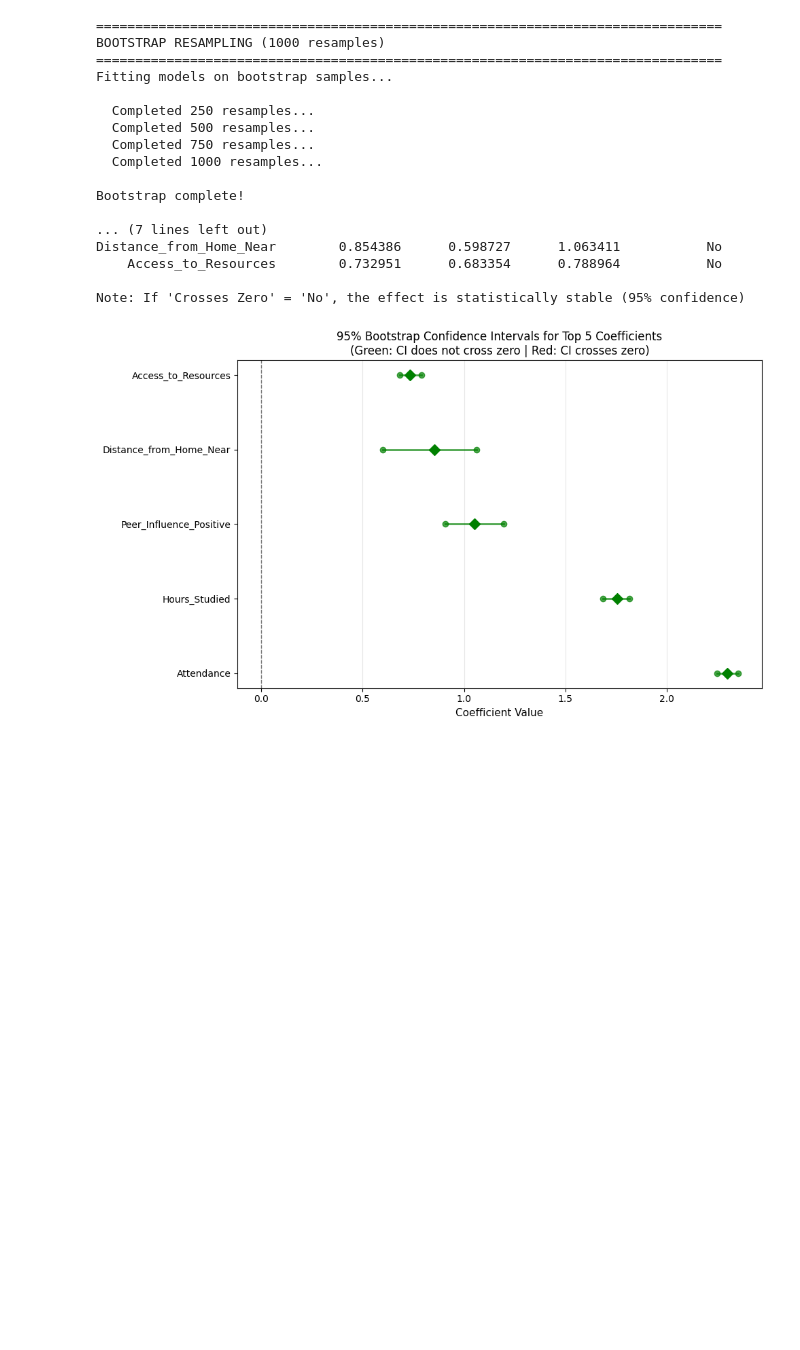
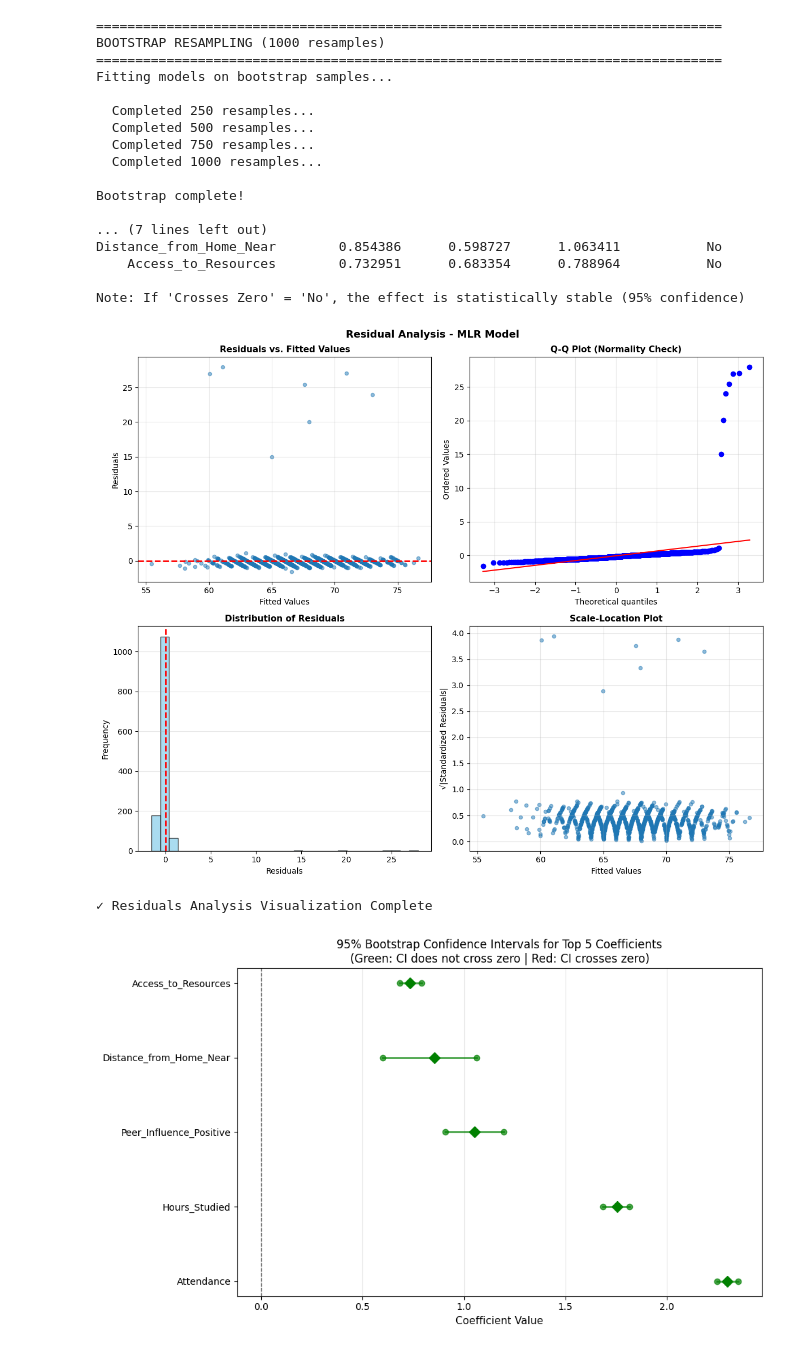
Before and after one commit to Sanjidakter/student-performance, a Jupyter notebook: notebook.ipynb, the cells around one changed output. Saved outputs shown, nothing was run; the diff lists cells and outputs as text; code cells hidden in the pictures; blank space fills up the shorter version.

```diff
--- a/notebook.ipynb
+++ b/notebook.ipynb
@@ -632,6 +745,62 @@ Distance_from_Home_Near        0.854386      0.598727      1.063411           No
     Access_to_Resources        0.732951      0.683354      0.788964           No
 
 Note: If 'Crosses Zero' = 'No', the effect is statistically stable (95% confidence)
+# %%
+# Residuals Analysis for Best Model
+fig, axes = plt.subplots(2, 2, figsize=(12, 10))
+fig.suptitle(f'Residual Analysis - {best_model_name} Model', fontsize=13, fontweight='bold')
+
+# Get residuals for the best model
+if best_model_name == 'MLR':
+    residuals = y_test - y_test_pred_mlr
+elif best_model_name == 'Lasso':
+    residuals = y_test - y_test_pred_lasso
+else:
+    residuals = y_test - y_test_pred_ridge
+
+# Plot 1: Residuals vs. Fitted Values
+ax = axes[0, 0]
+ax.scatter(y_test_pred_mlr if best_model_name == 'MLR' else (y_test_pred_lasso if best_model_name == 'Lasso' else y_test_pred_ridge),
+           residuals, alpha=0.5, s=20)
+ax.axhline(y=0, color='red', linestyle='--', linewidth=2)
+ax.set_xlabel('Fitted Values', fontsize=10)
+ax.set_ylabel('Residuals', fontsize=10)
+ax.set_title('Residuals vs. Fitted Values', fontsize=11, fontweight='bold')
+ax.grid(alpha=0.3)
+
+# Plot 2: Q-Q Plot (Normal Probability Plot)
+from scipy import stats
+ax = axes[0, 1]
+stats.probplot(residuals, dist="norm", plot=ax)
+ax.set_title('Q-Q Plot (Normality Check)', fontsize=11, fontweight='bold')
+ax.grid(alpha=0.3)
+
+# Plot 3: Residuals Histogram
+ax = axes[1, 0]
+ax.hist(residuals, bins=30, edgecolor='black', alpha=0.7, color='skyblue')
+ax.axvline(x=0, color='red', linestyle='--', linewidth=2)
+ax.set_xlabel('Residuals', fontsize=10)
+ax.set_ylabel('Frequency', fontsize=10)
+ax.set_title('Distribution of Residuals', fontsize=11, fontweight='bold')
+ax.grid(axis='y', alpha=0.3)
+
+# Plot 4: Scale-Location Plot
+ax = axes[1, 1]
+standardized_residuals = residuals / np.std(residuals)
+ax.scatter(y_test_pred_mlr if best_model_name == 'MLR' else (y_test_pred_lasso if best_model_name == 'Lasso' else y_test_pred_ridge),
+           np.sqrt(np.abs(standardized_residuals)), alpha=0.5, s=20)
+ax.set_xlabel('Fitted Values', fontsize=10)
+ax.set_ylabel('√|Standardized Residuals|', fontsize=10)
+ax.set_title('Scale-Location Plot', fontsize=11, fontweight='bold')
+ax.grid(alpha=0.3)
+
+plt.tight_layout()
+plt.show()
+
+print("✓ Residuals Analysis Visualization Complete")
+# %% [output]
+[figure, added]
+✓ Residuals Analysis Visualization Complete
 # %%
 # Visualize Bootstrap Confidence Intervals
 import matplotlib.pyplot as plt
```
Also changed, not shown: parts of 3 cells of this notebook.
